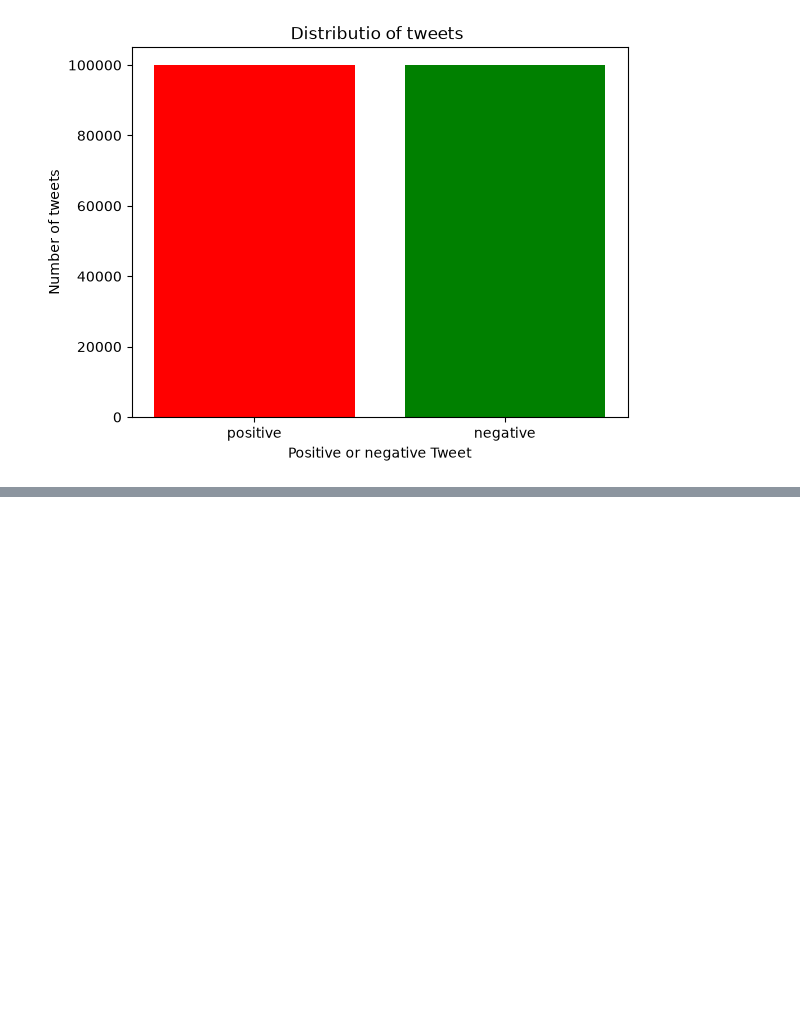
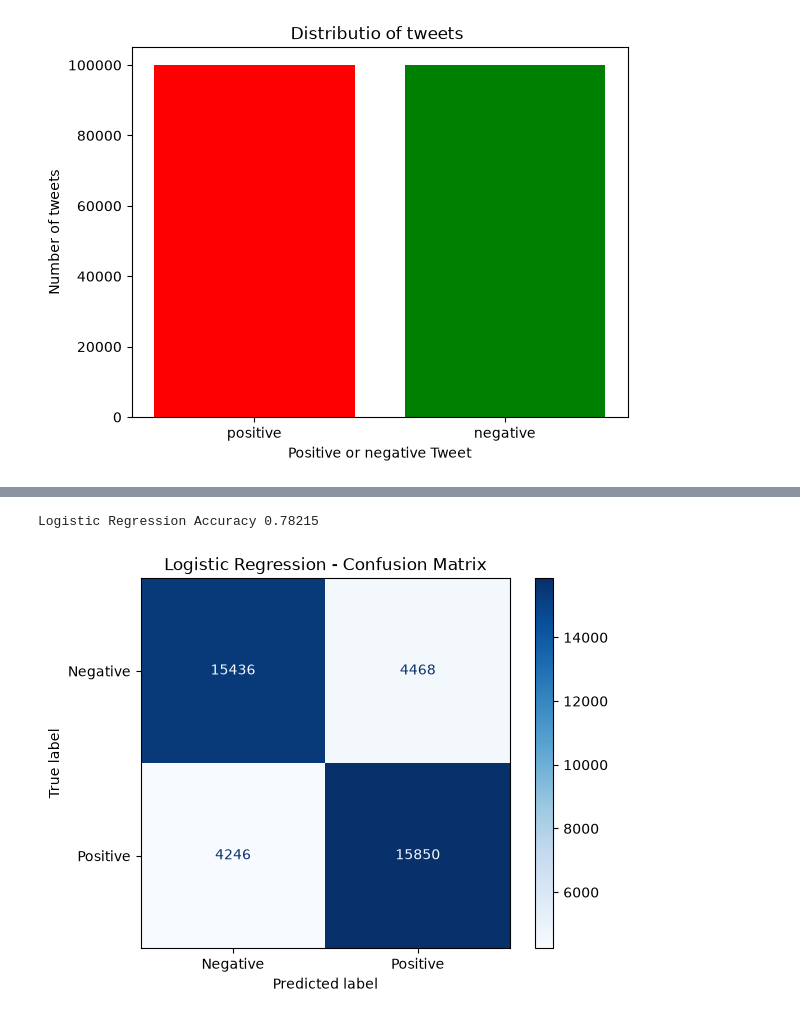
Before and after one commit to gyan-prakash-007/sentiment-analysis-project, a Jupyter notebook: sentiment_analysis.ipynb, the cells around one changed output, grey strips where cells are left out. Saved outputs shown, nothing was run; the diff lists cells and outputs as text; code cells hidden in the pictures; blank space fills up the shorter version.

Commit message:
Trained and evaluated Logistic Regression, Naive Bayes, and Linear SVM; saved models and vectorizer with pickle

```diff
--- a/sentiment_analysis.ipynb
+++ b/sentiment_analysis.ipynb
@@ -95,3 +95,23 @@ vectorizer = TfidfVectorizer(max_features = 5000)
 
 X_train_tfidf = vectorizer.fit_transform(X_train)
 X_test_tfidf = vectorizer.transform(X_test)
+# %%
+from sklearn.linear_model import LogisticRegression
+from sklearn.metrics import accuracy_score, confusion_matrix, ConfusionMatrixDisplay
+
+log_model = LogisticRegression(max_iter=1000)
+log_model.fit(X_train_tfidf,Y_train)
+
+log_prediction = log_model.predict(X_test_tfidf)
+
+log_accuracy = accuracy_score(Y_test,log_prediction)
+print("Logistic Regression Accuracy",log_accuracy)
+
+cm = confusion_matrix(Y_test, log_prediction)
+disp = ConfusionMatrixDisplay(confusion_matrix=cm, display_labels=["Negative", "Positive"])
+disp.plot(cmap="Blues")
+plt.title("Logistic Regression - Confusion Matrix")
+plt.show()
+# %% [output]
+Logistic Regression Accuracy 0.78215
+[figure, added]
```
Also changed, not shown: parts of 4 cells of this notebook.
